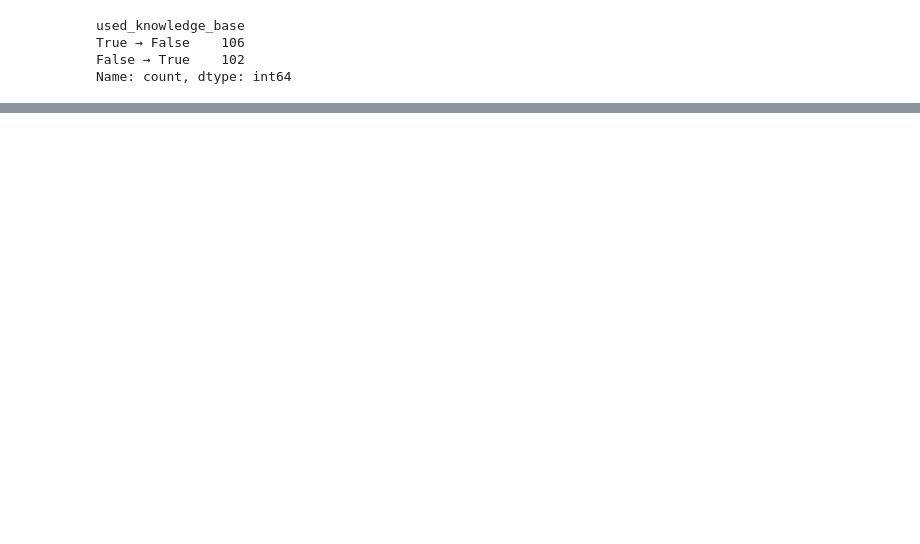
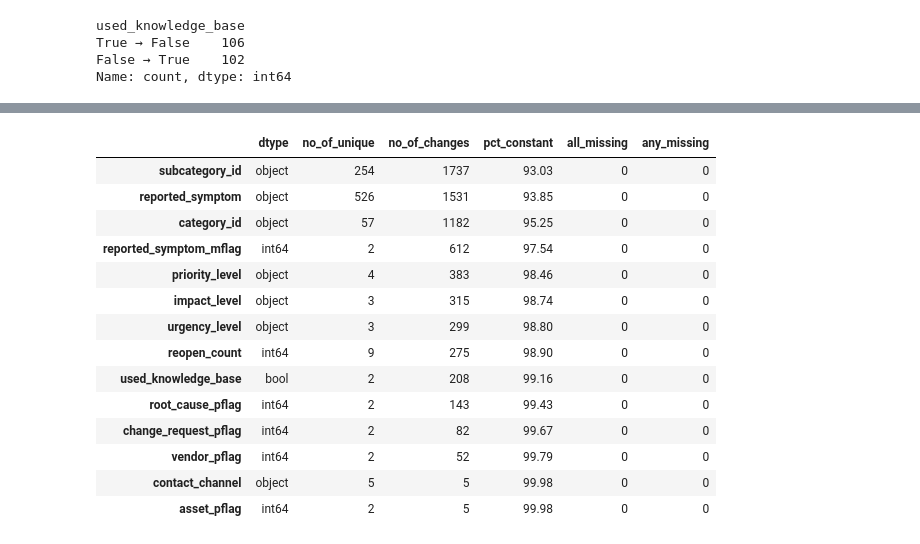
Before and after one commit to shashankgarewal/temporal-sequence-eventLog, a Jupyter notebook: notebooks/03_model_base_table.ipynb, the cells around one changed output, grey strips where cells are left out. Saved outputs shown, nothing was run; the diff lists cells and outputs as text; code cells hidden in the pictures; blank space fills up the shorter version.

```diff
--- a/notebooks/03_model_base_table.ipynb
+++ b/notebooks/03_model_base_table.ipynb
@@ -345,0 +432,18 @@ Name: count, dtype: int64
+# %%
+df_prop.query('100 > pct_constant > 90').sort_values('pct_constant')
+# %% [output]
+|  | dtype | no_of_unique | no_of_changes | pct_constant | all_missing | any_missing |
+| subcategory_id | object | 254 | 1737 | 93.03 | 0 | 0 |
+| reported_symptom | object | 526 | 1531 | 93.85 | 0 | 0 |
+| category_id | object | 57 | 1182 | 95.25 | 0 | 0 |
+| reported_symptom_mflag | int64 | 2 | 612 | 97.54 | 0 | 0 |
+| priority_level | object | 4 | 383 | 98.46 | 0 | 0 |
+| impact_level | object | 3 | 315 | 98.74 | 0 | 0 |
+| urgency_level | object | 3 | 299 | 98.80 | 0 | 0 |
+| reopen_count | int64 | 9 | 275 | 98.90 | 0 | 0 |
+| used_knowledge_base | bool | 2 | 208 | 99.16 | 0 | 0 |
+| root_cause_pflag | int64 | 2 | 143 | 99.43 | 0 | 0 |
+| change_request_pflag | int64 | 2 | 82 | 99.67 | 0 | 0 |
+| vendor_pflag | int64 | 2 | 52 | 99.79 | 0 | 0 |
+| contact_channel | object | 5 | 5 | 99.98 | 0 | 0 |
+| asset_pflag | int64 | 2 | 5 | 99.98 | 0 | 0 |
```
Also changed, not shown: parts of 94 cells of this notebook, 1 other file.
